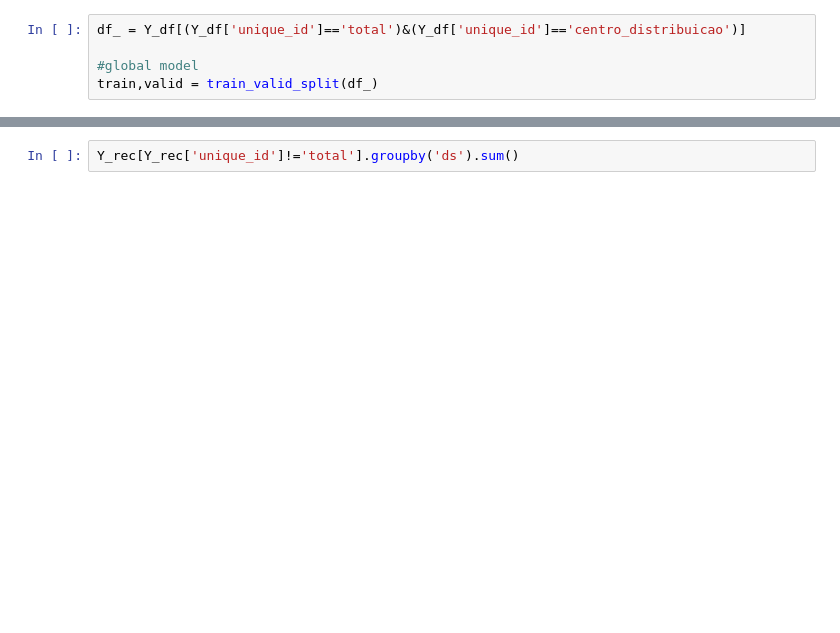
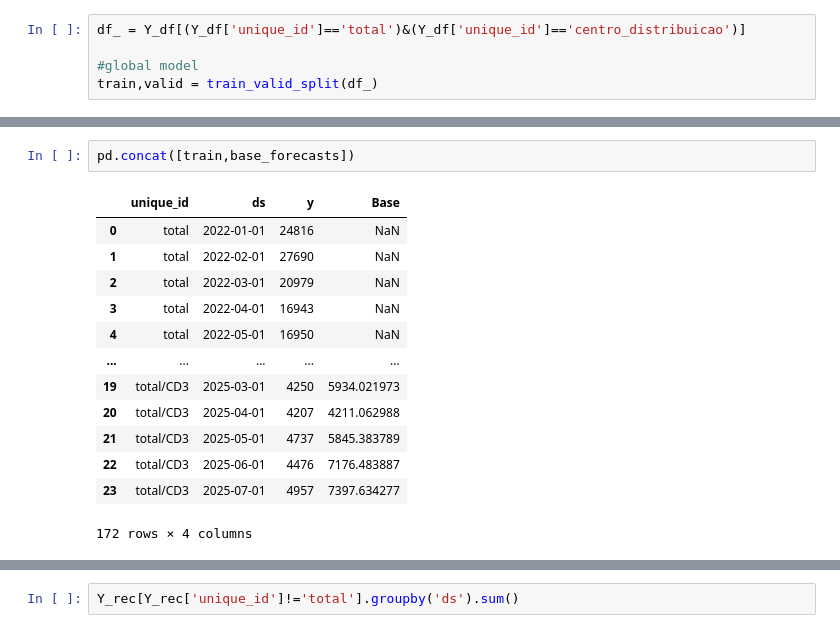
Before and after one commit to eduardozanutti/ml_timeseries_usp, a Jupyter notebook: notebooks/hier_forecast_lgbm.ipynb, the cells around one changed output, grey strips where cells are left out. Drawn from its saved outputs; the diff is of its cells as text; blank space fills up the shorter version.

```diff
--- a/notebooks/hier_forecast_lgbm.ipynb
+++ b/notebooks/hier_forecast_lgbm.ipynb
@@ -470,0 +512,16 @@ plot_series(df_pred,df_pred[['unique_id','ds','minha_previsao']])
+# %%
+pd.concat([train,base_forecasts])
+# %% [output]
+|  | unique_id | ds | y | Base |
+| 0 | total | 2022-01-01 | 24816 | NaN |
+| 1 | total | 2022-02-01 | 27690 | NaN |
+| 2 | total | 2022-03-01 | 20979 | NaN |
+| 3 | total | 2022-04-01 | 16943 | NaN |
+| 4 | total | 2022-05-01 | 16950 | NaN |
+| ... | ... | ... | ... | ... |
+| 19 | total/CD3 | 2025-03-01 | 4250 | 5934.021973 |
+| 20 | total/CD3 | 2025-04-01 | 4207 | 4211.062988 |
+| 21 | total/CD3 | 2025-05-01 | 4737 | 5845.383789 |
+| 22 | total/CD3 | 2025-06-01 | 4476 | 7176.483887 |
+| 23 | total/CD3 | 2025-07-01 | 4957 | 7397.634277 |
+172 rows × 4 columns
```
Also changed, not shown: parts of 16 cells of this notebook, 19 other files.
